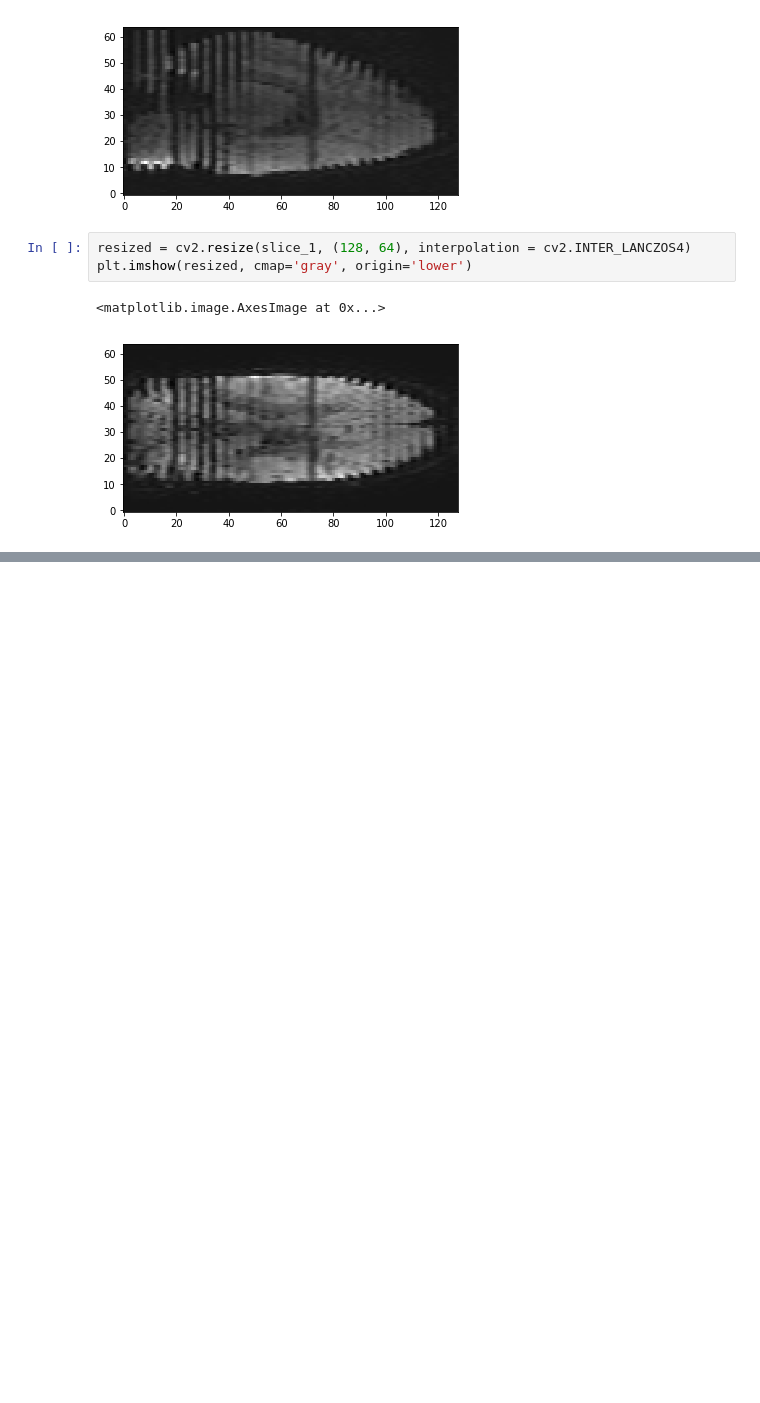
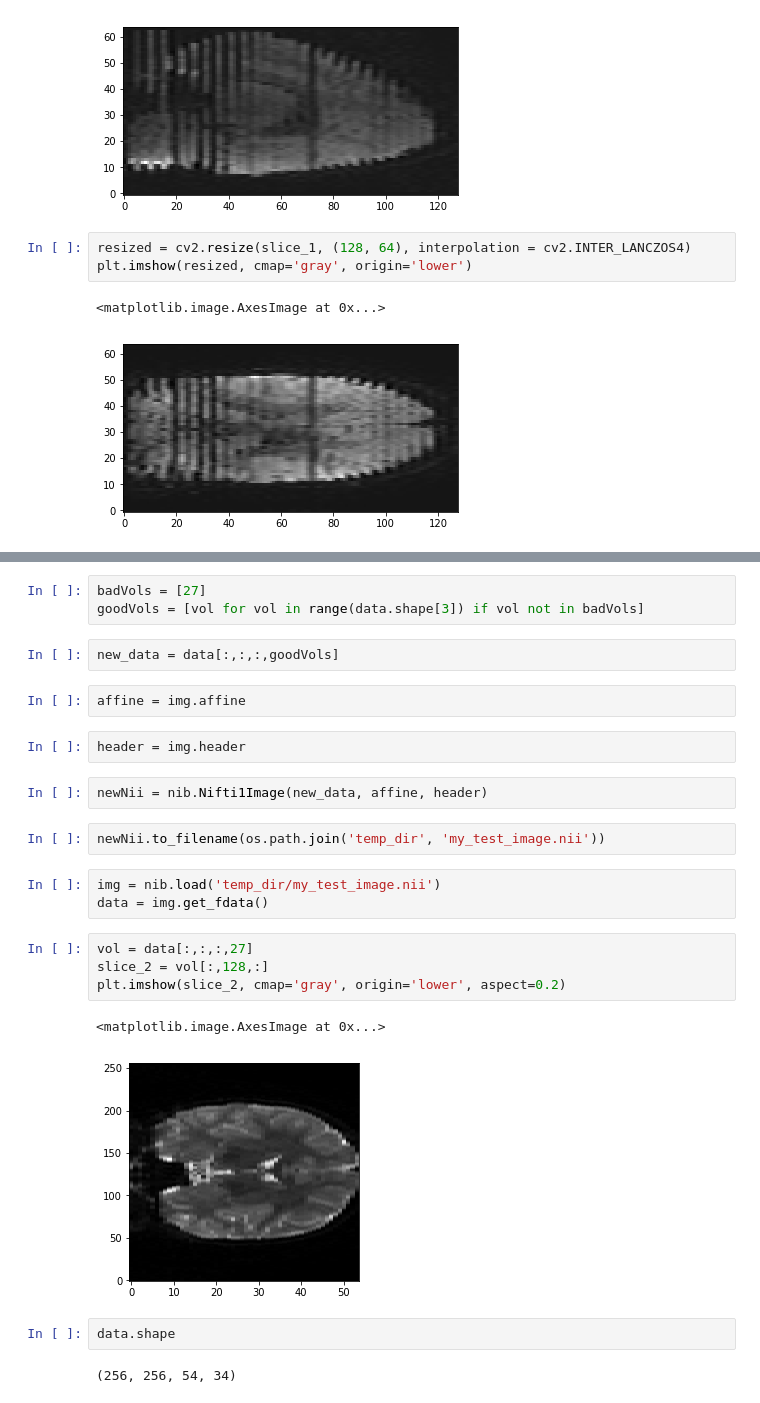
Before and after one commit to oscarychen/brAInzViewer, a Jupyter notebook: playground/NiBabelTutorial.ipynb, the cells around one changed output, grey strips where cells are left out. Cells and saved outputs as stored; diff of their text form; blank space fills up the shorter version.

Commit message:
added nii export and maintains rel path

```diff
--- a/playground/NiBabelTutorial.ipynb
+++ b/playground/NiBabelTutorial.ipynb
@@ -262,0 +275,27 @@ plt.imshow(resized, cmap='gray', origin='lower')
+# %%
+badVols = [27]
+goodVols = [vol for vol in range(data.shape[3]) if vol not in badVols]
+# %%
+new_data = data[:,:,:,goodVols]
+# %%
+affine = img.affine
+# %%
+header = img.header
+# %%
+newNii = nib.Nifti1Image(new_data, affine, header)
+# %%
+newNii.to_filename(os.path.join('temp_dir', 'my_test_image.nii'))
+# %%
+img = nib.load('temp_dir/my_test_image.nii')
+data = img.get_fdata()
+# %%
+vol = data[:,:,:,27]
+slice_2 = vol[:,128,:]
+plt.imshow(slice_2, cmap='gray', origin='lower', aspect=0.2)
+# %% [output]
+<matplotlib.image.AxesImage at 0x...>
+[figure, added]
+# %%
+data.shape
+# %% [output]
+(256, 256, 54, 34)
```
Also changed, not shown: parts of 4 cells of this notebook, 6 other files.
